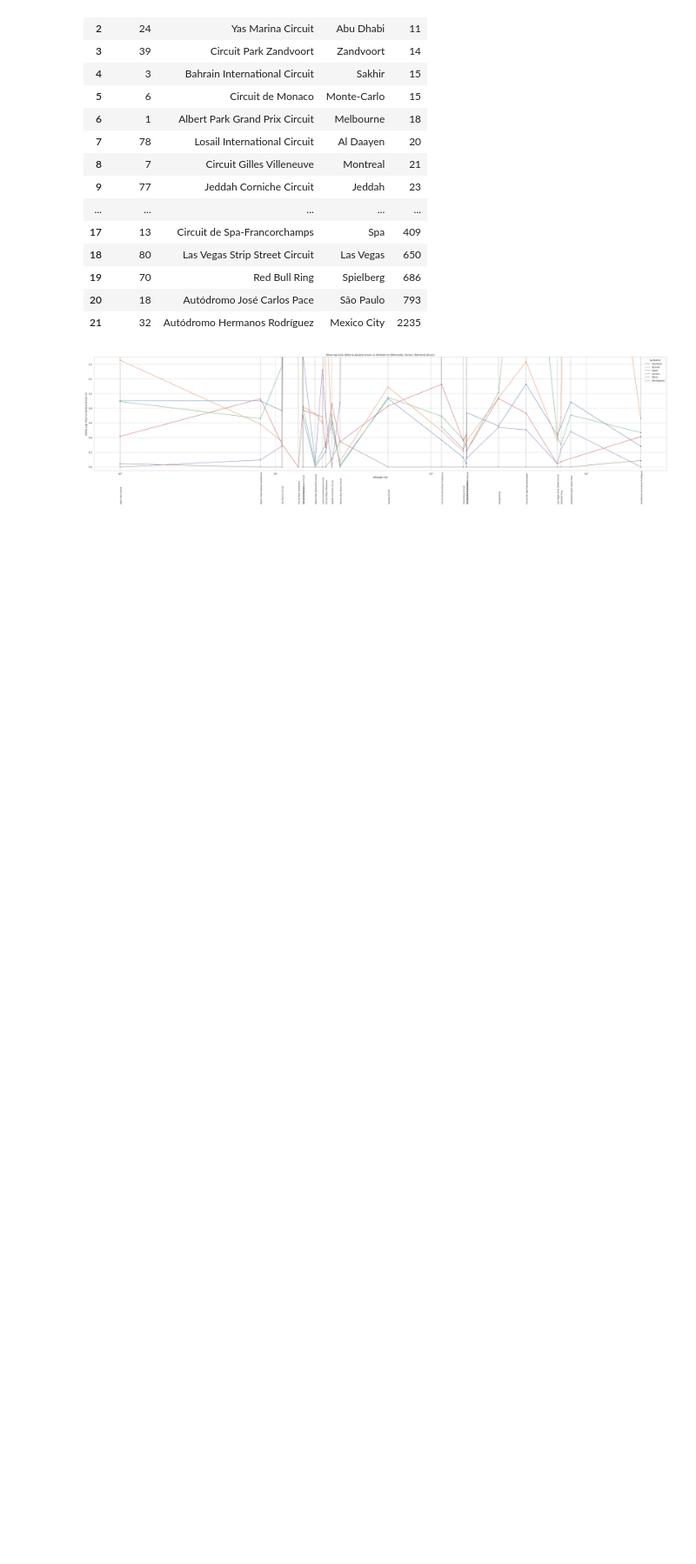
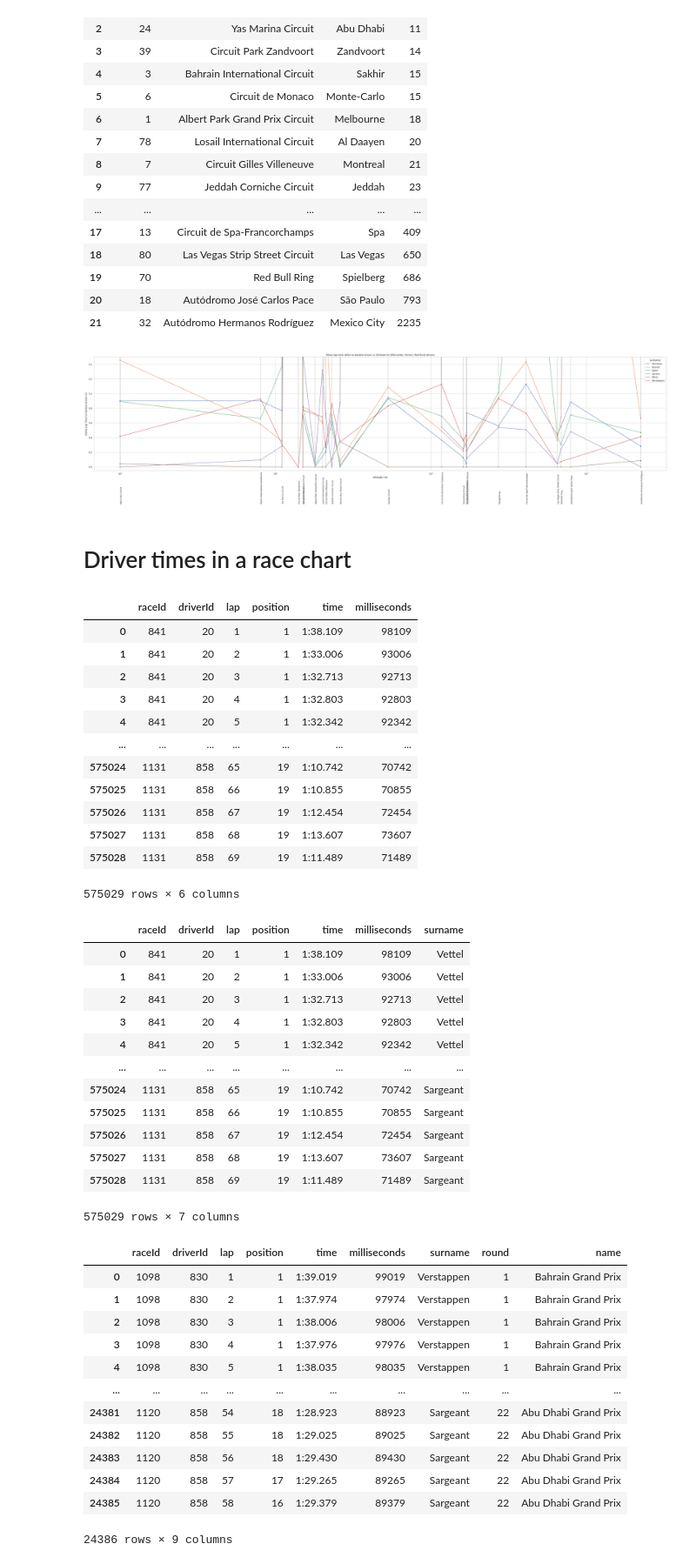
Before and after one commit to MichaelAngeloTheFirst/Formula1-Dataset-Exploration, a Jupyter notebook: f1_exploration.ipynb, the cells around one changed output. Shown at 87% size. Drawn from its saved outputs; the diff is of its cells as text; code cells hidden in the pictures; blank space fills up the shorter version.

```diff
--- a/f1_exploration.ipynb
+++ b/f1_exploration.ipynb
@@ -860,3 +860,58 @@ plt.xscale('log')
 plt.show()
 # %% [output]
 [figure]
+# %% [markdown]
+# Driver times in a race chart
+# %%
+lap_times = pd.read_csv(download_path + '/lap_times.csv')
+merged_data_frame = lap_times.copy()
+display(merged_data_frame)
+
+drivers = pd.read_csv(download_path + '/drivers.csv')
+merged_data_frame = merged_data_frame.merge(drivers[['driverId', 'surname']], on='driverId', how='left')
+display(merged_data_frame)
+
+races = pd.read_csv(download_path + '/races.csv')
+races_2023 = races[races['year'] == 2023]
+merged_data_frame = merged_data_frame.merge(races_2023[['raceId', 'round', 'name']], on='raceId', how='right')
+display(merged_data_frame)
+# %% [output]
+|  | raceId | driverId | lap | position | time | milliseconds |
+| 0 | 841 | 20 | 1 | 1 | 1:38.109 | 98109 |
+| 1 | 841 | 20 | 2 | 1 | 1:33.006 | 93006 |
+| 2 | 841 | 20 | 3 | 1 | 1:32.713 | 92713 |
+| 3 | 841 | 20 | 4 | 1 | 1:32.803 | 92803 |
+| 4 | 841 | 20 | 5 | 1 | 1:32.342 | 92342 |
+| ... | ... | ... | ... | ... | ... | ... |
+| 575024 | 1131 | 858 | 65 | 19 | 1:10.742 | 70742 |
+| 575025 | 1131 | 858 | 66 | 19 | 1:10.855 | 70855 |
+| 575026 | 1131 | 858 | 67 | 19 | 1:12.454 | 72454 |
+| 575027 | 1131 | 858 | 68 | 19 | 1:13.607 | 73607 |
+| 575028 | 1131 | 858 | 69 | 19 | 1:11.489 | 71489 |
+575029 rows × 6 columns
+|  | raceId | driverId | lap | position | time | milliseconds | surname |
+| 0 | 841 | 20 | 1 | 1 | 1:38.109 | 98109 | Vettel |
+| 1 | 841 | 20 | 2 | 1 | 1:33.006 | 93006 | Vettel |
+| 2 | 841 | 20 | 3 | 1 | 1:32.713 | 92713 | Vettel |
+| 3 | 841 | 20 | 4 | 1 | 1:32.803 | 92803 | Vettel |
+| 4 | 841 | 20 | 5 | 1 | 1:32.342 | 92342 | Vettel |
+| ... | ... | ... | ... | ... | ... | ... | ... |
+| 575024 | 1131 | 858 | 65 | 19 | 1:10.742 | 70742 | Sargeant |
+| 575025 | 1131 | 858 | 66 | 19 | 1:10.855 | 70855 | Sargeant |
+| 575026 | 1131 | 858 | 67 | 19 | 1:12.454 | 72454 | Sargeant |
+| 575027 | 1131 | 858 | 68 | 19 | 1:13.607 | 73607 | Sargeant |
+| 575028 | 1131 | 858 | 69 | 19 | 1:11.489 | 71489 | Sargeant |
+575029 rows × 7 columns
+|  | raceId | driverId | lap | position | time | milliseconds | surname | round | name |
+| 0 | 1098 | 830 | 1 | 1 | 1:39.019 | 99019 | Verstappen | 1 | Bahrain Grand Prix |
+| 1 | 1098 | 830 | 2 | 1 | 1:37.974 | 97974 | Verstappen | 1 | Bahrain Grand Prix |
+| 2 | 1098 | 830 | 3 | 1 | 1:38.006 | 98006 | Verstappen | 1 | Bahrain Grand Prix |
+| 3 | 1098 | 830 | 4 | 1 | 1:37.976 | 97976 | Verstappen | 1 | Bahrain Grand Prix |
+| 4 | 1098 | 830 | 5 | 1 | 1:38.035 | 98035 | Verstappen | 1 | Bahrain Grand Prix |
+| ... | ... | ... | ... | ... | ... | ... | ... | ... | ... |
+| 24381 | 1120 | 858 | 54 | 18 | 1:28.923 | 88923 | Sargeant | 22 | Abu Dhabi Grand Prix |
+| 24382 | 1120 | 858 | 55 | 18 | 1:29.025 | 89025 | Sargeant | 22 | Abu Dhabi Grand Prix |
+| 24383 | 1120 | 858 | 56 | 18 | 1:29.430 | 89430 | Sargeant | 22 | Abu Dhabi Grand Prix |
+| 24384 | 1120 | 858 | 57 | 17 | 1:29.265 | 89265 | Sargeant | 22 | Abu Dhabi Grand Prix |
+| 24385 | 1120 | 858 | 58 | 16 | 1:29.379 | 89379 | Sargeant | 22 | Abu Dhabi Grand Prix |
+24386 rows × 9 columns
```
Also changed, not shown: parts of 4 cells of this notebook.
